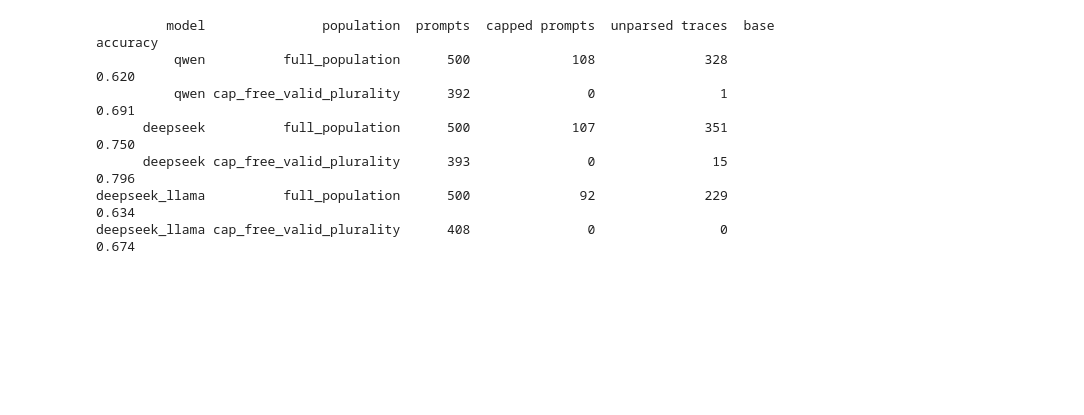
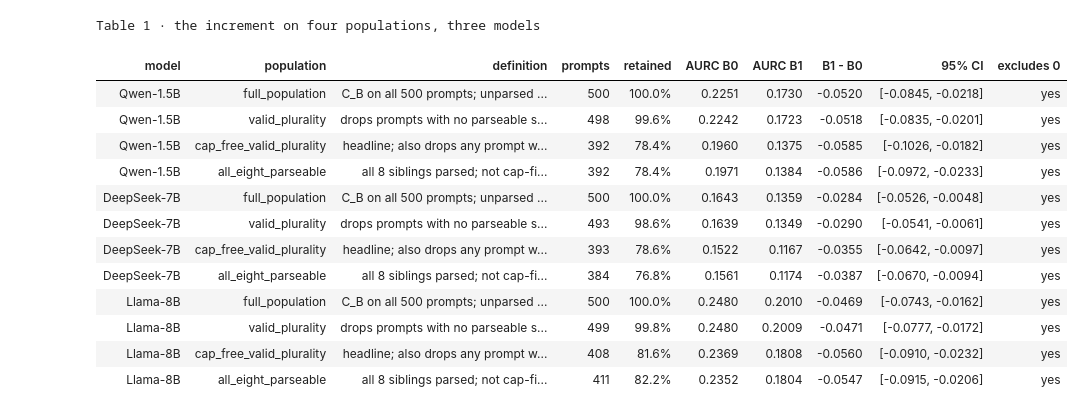
Before and after one commit to djaniak/reasoning-geometry, a Jupyter notebook: notebooks/14_rmd_paper_story.ipynb, the cells around one changed output. Drawn from its saved outputs; the diff is of its cells as text; code cells hidden in the pictures; blank space fills up the shorter version.

```diff
--- a/notebooks/14_rmd_paper_story.ipynb
+++ b/notebooks/14_rmd_paper_story.ipynb
@@ -131,24 +219,60 @@ Everything headline below is on the cap-free population.
 # %%
-rows = []
-for label, payload in INCREMENT.items():
-    for name in ("full_population", POPULATION):
-        pop = payload["populations"][name]
-        rows.append(
-            {
-                "model": label,
-                "population": name,
-                "prompts": pop["n_prompts"],
-                "capped prompts": pop["n_capped_prompts"],
-                "unparsed traces": pop["n_unparsed_traces"],
-                "base accuracy": round(pop["base_accuracy"], 3),
-            }
-        )
-print(pd.DataFrame(rows).to_string(index=False))
+ROWS = pd.DataFrame(BUDGET["populations"])
+ORDER = ["full_population", "valid_plurality", "cap_free_valid_plurality",
+         "all_eight_parseable"]
+ROWS["rank"] = ROWS["population"].map({name: i for i, name in enumerate(ORDER)})
+ROWS = ROWS.sort_values(["model", "rank"], key=lambda s: s.map(
+    {m: i for i, m in enumerate(MODELS)}) if s.name == "model" else s)
+
+T1 = pd.DataFrame([
+    {
+        "model": NICE[row["model"]],
+        "population": row["population"],
+        "definition": row["definition"],
+        "prompts": row["n_prompts"],
+        "retained": row["retained"],
+        "AURC B0": row["aurc_b0"],
+        "AURC B1": row["aurc_b1"],
+        "B1 - B0": row["delta_estimate"],
+        "95% CI": f"[{row['delta_ci_low']:+.4f}, {row['delta_ci_high']:+.4f}]",
+        "excludes 0": "yes" if row["excludes_zero"] else "no",
+    }
+    for _, row in ROWS.iterrows()
+])
+table(
+    T1,
+    "Table 1 · the increment on four populations, three models",
+    note=("Lower AURC is better. The highlighted rows are the primary estimand: "
+          "<code>C_B</code> on all 500 prompts. Every population gives the same "
+          "sign and every interval excludes zero, so the choice is not what makes "
+          "the effect exist -- it is what sets its size. Intervals resample "
+          "prompts with folds, layer and coefficients frozen (section 4)."),
+    highlight=[population == PRIMARY for population in T1["population"]],
+    **{"retained": "{:.1%}", "AURC B0": "{:.4f}", "AURC B1": "{:.4f}",
+       "B1 - B0": "{:+.4f}"},
+)
+
+print("How much the cap-free headline overstates the primary estimand:")
+for label in MODELS:
+    rows = {r["population"]: r for r in BUDGET["populations"] if r["model"] == label}
+    primary = rows[PRIMARY]["delta_estimate"]
+    headline = rows["cap_free_valid_plurality"]["delta_estimate"]
+    print(f"  {NICE[label]:<12s} {headline:+.4f} -> {primary:+.4f}   "
+          f"primary is {primary / headline:.0%} of the headline "
+          f"({(headline - primary) / headline:.0%} overstatement), "
+          f"on {rows['cap_free_valid_plurality']['n_prompts']} of 500 prompts")
 # %% [output]
-         model               population  prompts  capped prompts  unparsed traces  base accuracy
-          qwen          full_population      500             108              328          0.620
-          qwen cap_free_valid_plurality      392               0                1          0.691
-      deepseek          full_population      500             107              351          0.750
-      deepseek cap_free_valid_plurality      393               0               15          0.796
-deepseek_llama          full_population      500              92              229          0.634
-deepseek_llama cap_free_valid_plurality      408               0                0          0.674
+Table 1 · the increment on four populations, three models
+| model | population | definition | prompts | retained | AURC B0 | AURC B1 | B1 - B0 | 95% CI | excludes 0 |
+| Qwen-1.5B | full_population | C_B on all 500 prompts; unparsed ... | 500 | 100.0% | 0.2251 | 0.1730 | -0.0520 | [-0.0845, -0.0218] | yes |
+| Qwen-1.5B | valid_plurality | drops prompts with no parseable s... | 498 | 99.6% | 0.2242 | 0.1723 | -0.0518 | [-0.0835, -0.0201] | yes |
+| Qwen-1.5B | cap_free_valid_plurality | headline; also drops any prompt w... | 392 | 78.4% | 0.1960 | 0.1375 | -0.0585 | [-0.1026, -0.0182] | yes |
+| Qwen-1.5B | all_eight_parseable | all 8 siblings parsed; not cap-fi... | 392 | 78.4% | 0.1971 | 0.1384 | -0.0586 | [-0.0972, -0.0233] | yes |
+| DeepSeek-7B | full_population | C_B on all 500 prompts; unparsed ... | 500 | 100.0% | 0.1643 | 0.1359 | -0.0284 | [-0.0526, -0.0048] | yes |
+| DeepSeek-7B | valid_plurality | drops prompts with no parseable s... | 493 | 98.6% | 0.1639 | 0.1349 | -0.0290 | [-0.0541, -0.0061] | yes |
+| DeepSeek-7B | cap_free_valid_plurality | headline; also drops any prompt w... | 393 | 78.6% | 0.1522 | 0.1167 | -0.0355 | [-0.0642, -0.0097] | yes |
+| DeepSeek-7B | all_eight_parseable | all 8 siblings parsed; not cap-fi... | 384 | 76.8% | 0.1561 | 0.1174 | -0.0387 | [-0.0670, -0.0094] | yes |
+| Llama-8B | full_population | C_B on all 500 prompts; unparsed ... | 500 | 100.0% | 0.2480 | 0.2010 | -0.0469 | [-0.0743, -0.0162] | yes |
+| Llama-8B | valid_plurality | drops prompts with no parseable s... | 499 | 99.8% | 0.2480 | 0.2009 | -0.0471 | [-0.0777, -0.0172] | yes |
+| Llama-8B | cap_free_valid_plurality | headline; also drops any prompt w... | 408 | 81.6% | 0.2369 | 0.1808 | -0.0560 | [-0.0910, -0.0232] | yes |
+| Llama-8B | all_eight_parseable | all 8 siblings parsed; not cap-fi... | 411 | 82.2% | 0.2352 | 0.1804 | -0.0547 | [-0.0915, -0.0206] | yes |
```
Also changed, not shown: parts of 24 cells of this notebook, 1 other file.
